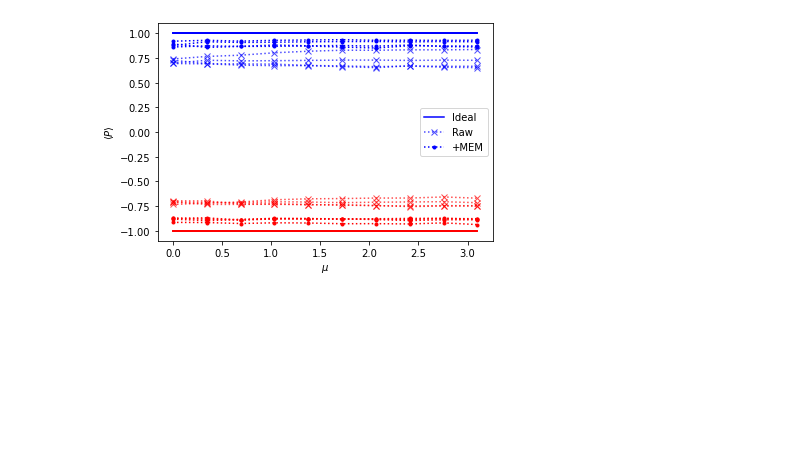
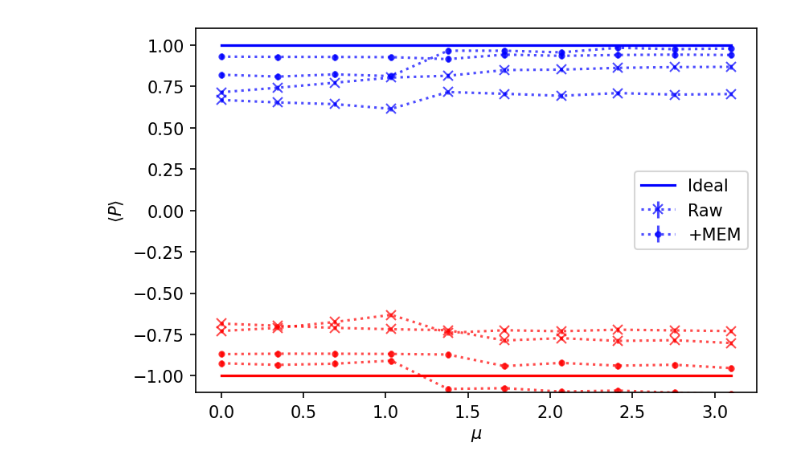
Before and after one commit to qiskit-community/qiskit-research, a Jupyter notebook: docs/mzm_generation/data-collection.ipynb, the cells around one changed output. Cells and saved outputs as stored; diff of their text form; code cells hidden in the pictures; blank space fills up the shorter version.

```diff
--- a/docs/mzm_generation/data-collection.ipynb
+++ b/docs/mzm_generation/data-collection.ipynb
@@ -104,7 +104,8 @@ from qiskit_research.mzm_generation import KitaevHamiltonianAnalysis
 # %%
-# # db_experiment_id = '0c062b9e-42dc-4234-8d98-ad7c4009e42e'
+db_experiment_id = 'f1f36ea6-1baf-404b-bf3d-3aeba3be89aa'
+# db_experiment_id = '0c062b9e-42dc-4234-8d98-ad7c4009e42e'
 # db_experiment_id = '9e7e2259-35c1-412c-92ce-eb3daed8ff6a'
-# # db_experiment_id = 'c09ecdc3-1ddf-43a4-9ad5-77332e6618e1'
+# db_experiment_id = 'c09ecdc3-1ddf-43a4-9ad5-77332e6618e1'
 
-# data = ExperimentData.load(db_experiment_id, provider.service('experiment'))
+data = ExperimentData.load(db_experiment_id, provider.service('experiment'))
 # %%
@@ -211,6 +226,19 @@ for occupied_orbitals in occupied_orbitals_list:
         color=color,
         alpha=0.7,
     )
+for occupied_orbitals in occupied_orbitals_list:
+    energies, stddevs = energy_pur[occupied_orbitals]
+    label = "+Pur." if not occupied_orbitals else None
+    color = "red" if len(occupied_orbitals) % 2 else "blue"
+    ax.errorbar(
+        chemical_potential_values,
+        energies,
+        yerr=2 * np.array(stddevs),
+        fmt="s:",
+        label=label,
+        color=color,
+        alpha=0.7,
+    )
 ax.set_xlabel(r"$\mu$")
 ax.set_ylabel(r"$\langle H \rangle$")
 #ax.set_ylim(-5.2, -1)
@@ -297,38 +357,42 @@ plt.show()
 # %%
 # plot parity
-parity_exact = data.analysis_results('parity_exact').value
-parity_raw = data.analysis_results('parity_raw').value
-parity_mem = data.analysis_results('parity_mem').value
-fig, ax = plt.subplots()
-for occupied_orbitals, series in parity_exact.items():
+fig, ax = plt.subplots(dpi=dpi)
+for occupied_orbitals, parities in parity_exact.items():
     label = "Ideal" if not occupied_orbitals else None
     color = "red" if len(occupied_orbitals) % 2 else "blue"
-    ax.plot(chemical_potential_values, series, label=label, color=color)
-for occupied_orbitals, series in parity_raw.items():
+    ax.plot(chemical_potential_values, parities, label=label, color=color)
+for occupied_orbitals, (parities, stddevs) in parity_raw.items():
     label = "Raw" if not occupied_orbitals else None
     color = "red" if len(occupied_orbitals) % 2 else "blue"
-    ax.plot(
+    ax.errorbar(
         chemical_potential_values,
-        series,
-        "x:",
+        parities,
+        yerr=2 * np.array(stddevs),
+        fmt="x:",
         label=label,
         color=color,
         alpha=0.7,
     )
-for occupied_orbitals, series in parity_mem.items():
+for occupied_orbitals, (parities, stddevs) in parity_mem.items():
     label = "+MEM" if not occupied_orbitals else None
     color = "red" if len(occupied_orbitals) % 2 else "blue"
-    ax.plot(
-        chemical_potential_values, series, ".:", label=label, color=color
+    ax.errorbar(
+        chemical_potential_values,
+        parities,
+        yerr=2 * np.array(stddevs),
+        fmt=".:",
+        label=label,
+        color=color,
+        alpha=0.7,
     )
 ax.set_xlabel(r"$\mu$")
 ax.set_ylabel(r"$\langle P \rangle$")
 ax.set_ylim(-1.1, 1.1)
 ax.legend()
 
 data.add_figures(fig, 'parity_raw_mem', overwrite=True)
 plt.show()
 # %% [output]
-[figure, old version]
+[figure, new version]
 # %%
 # plot number
```
Also changed, not shown: parts of 11 cells of this notebook, 2 other files.
